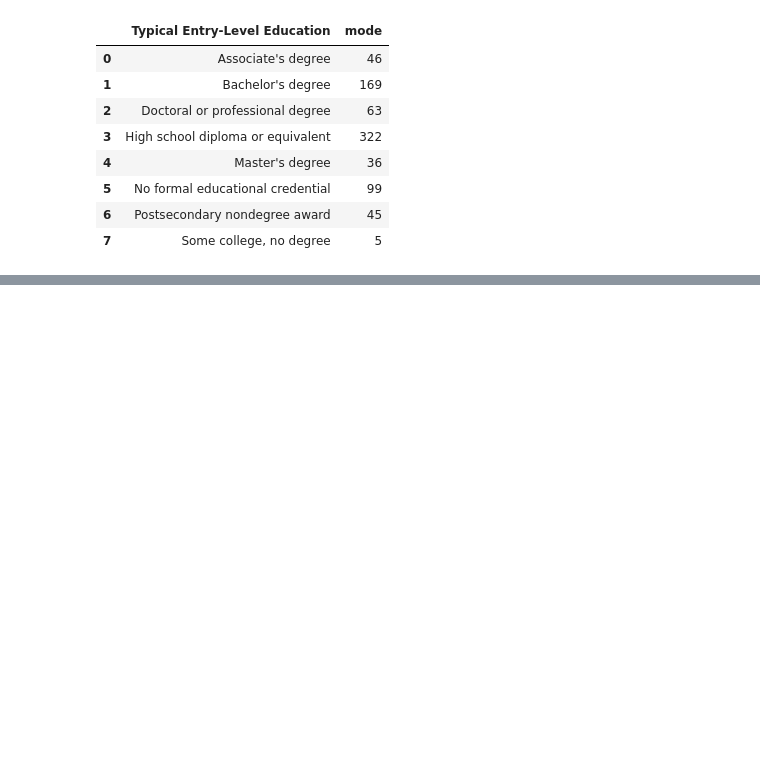
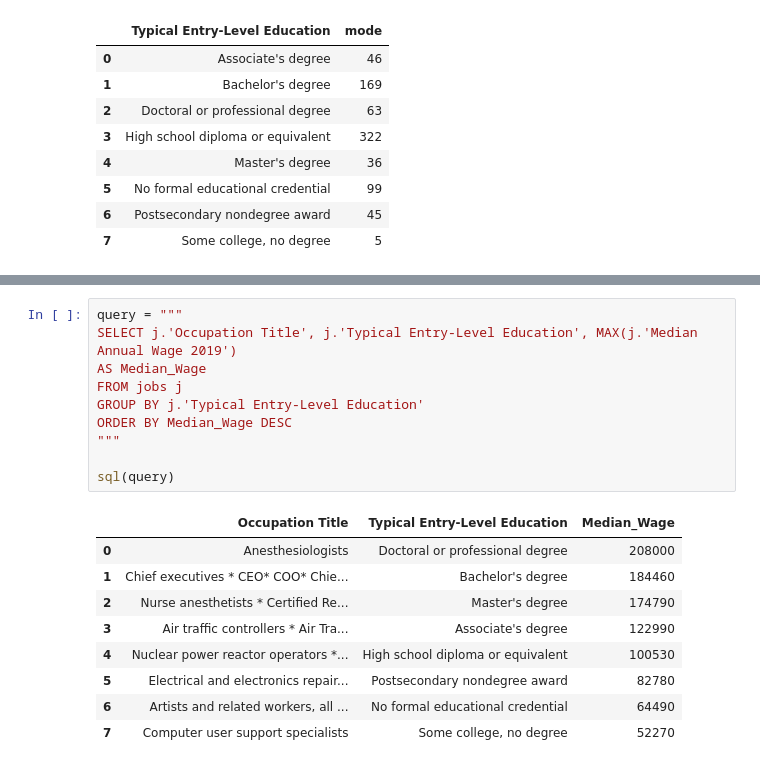
Before and after one commit to This-Rodney/Data-Analytics, a Jupyter notebook: employment/emp.ipynb, the cells around one changed output, grey strips where cells are left out. Saved outputs shown, nothing was run; the diff lists cells and outputs as text; blank space fills up the shorter version.

```diff
--- a/employment/emp.ipynb
+++ b/employment/emp.ipynb
@@ -43,0 +69,20 @@ fig.show()
+# %%
+query = """
+SELECT j.'Occupation Title', j.'Typical Entry-Level Education', MAX(j.'Median Annual Wage 2019')
+AS Median_Wage
+FROM jobs j
+GROUP BY j.'Typical Entry-Level Education'
+ORDER BY Median_Wage DESC
+"""
+
+sql(query)
+# %% [output]
+|  | Occupation Title | Typical Entry-Level Education | Median_Wage |
+| 0 | Anesthesiologists | Doctoral or professional degree | 208000 |
+| 1 | Chief executives * CEO* COO* Chie... | Bachelor's degree | 184460 |
+| 2 | Nurse anesthetists * Certified Re... | Master's degree | 174790 |
+| 3 | Air traffic controllers * Air Tra... | Associate's degree | 122990 |
+| 4 | Nuclear power reactor operators *... | High school diploma or equivalent | 100530 |
+| 5 | Electrical and electronics repair... | Postsecondary nondegree award | 82780 |
+| 6 | Artists and related workers, all ... | No formal educational credential | 64490 |
+| 7 | Computer user support specialists | Some college, no degree | 52270 |
```
Also changed, not shown: parts of 2 cells of this notebook.
